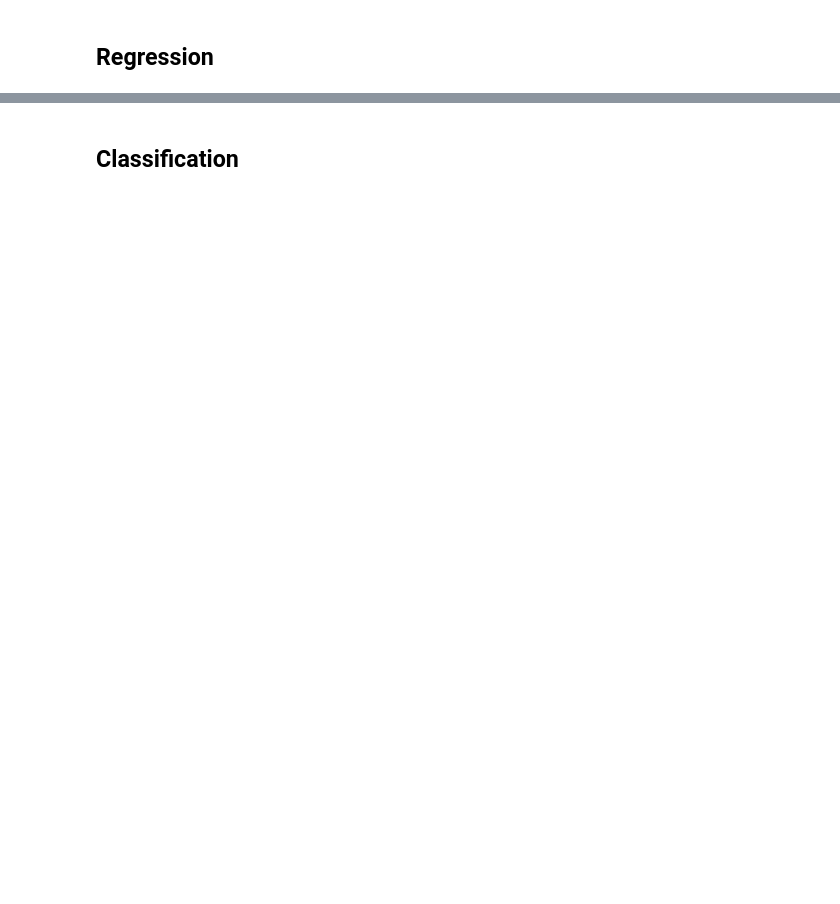
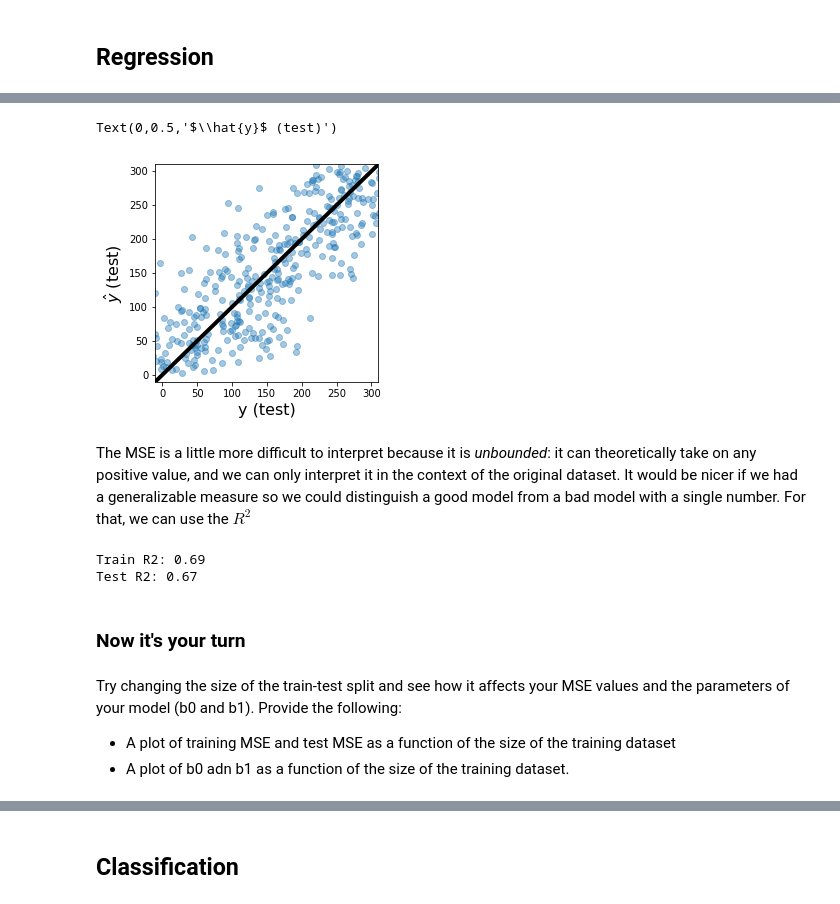
Before and after one commit to ECSHackWeek/ECSHackWeek_Dallas, a Jupyter notebook: hackweek_ML.ipynb, the cells around one changed output, grey strips where cells are left out. Cells and saved outputs as stored; diff of their text form; code cells hidden in the pictures; blank space fills up the shorter version.

```diff
--- a/hackweek_ML.ipynb
+++ b/hackweek_ML.ipynb
@@ -42,0 +154,13 @@ fdsdf
+# %%
+fig, ax = plt.subplots(figsize=(4,4))
+ax.scatter(y_test, yp_test, alpha=0.4)
+ax.plot(np.array([-10, 310]), np.array([-10, 310]), c='k', linewidth=4)
+ax.set_xlim([-10, 310])
+ax.set_ylim([-10, 310])
+ax.set_xlabel('y (test)', fontsize=16)
+ax.set_ylabel(r'$\hat{y}$ (test)', fontsize=16)
+# %% [output]
+Text(0,0.5,'$\\hat{y}$ (test)')
+[figure, added]
+# %% [markdown]
+The MSE is a little more difficult to interpret because it is *unbounded*: it can theoretically take on any positive value, and we can only interpret it in the context of the original dataset. It would be nicer if we had a generalizable measure so we could distinguish a good model from a bad model with a single number. For that, we can use the $R^2$
@@ -42,0 +169,13 @@ fdsdf
+# %%
+print('Train R2: {0:.2f}'.format(r2_score(y_train, yp_train)))
+print('Test R2: {0:.2f}'.format(r2_score(y_test, yp_test)))
+# %% [output]
+Train R2: 0.69
+Test R2: 0.67
+# %% [markdown]
+### Now it's your turn
+# %% [markdown]
+Try changing the size of the train-test split and see how it affects your MSE values and the parameters of your model (b0 and b1). Provide the following:
+
+* A plot of training MSE and test MSE as a function of the size of the training dataset
+* A plot of b0 adn b1 as a function of the size of the training dataset.
```
Also changed, not shown: parts of 38 cells of this notebook, 2 other files.
